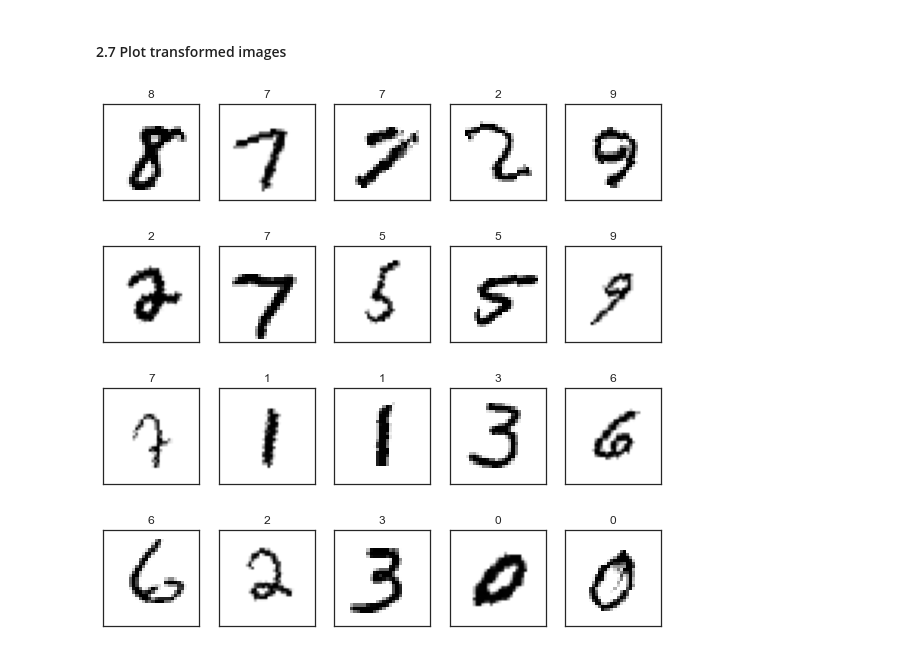
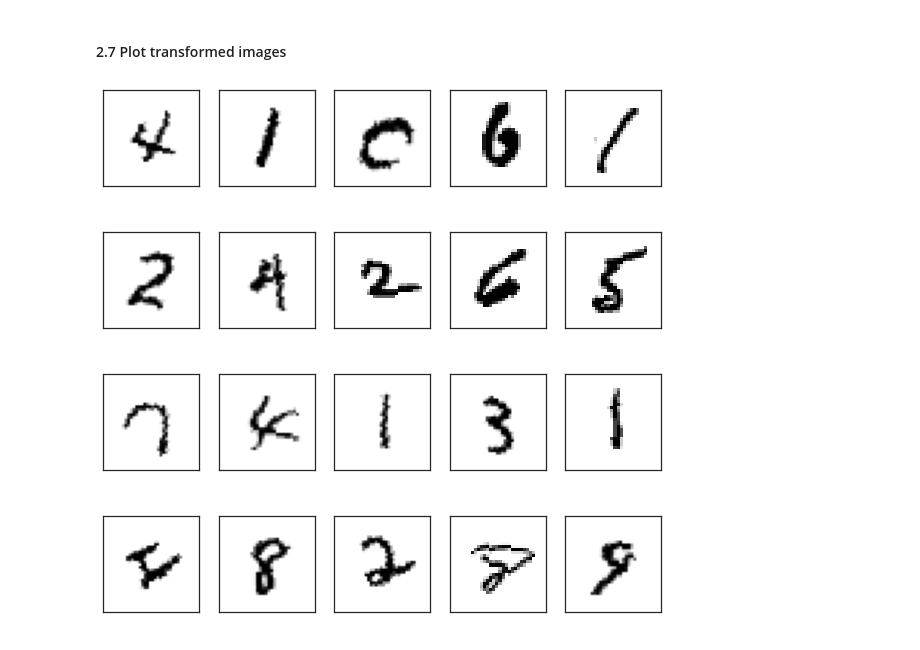
Before and after one commit to jarrydharris/digitRec, a Jupyter notebook: mnist-cnn-v1.ipynb, the cells around one changed output. Cells and saved outputs as stored; diff of their text form; code cells hidden in the pictures.

```diff
--- a/mnist-cnn-v1.ipynb
+++ b/mnist-cnn-v1.ipynb
@@ -141,23 +142,22 @@ val_data  = dataset(x_val, y_val,transformz)
 # %%
 import random
 #Generate 5 random numbers between 10 and 30
 randomlist = random.sample(range(0, len(y_train)), 20)
 
 # Check the Images have been rotated to some degree
 fig=plt.figure(figsize=(10, 10))
 k = 0
 for j in randomlist:
 
     fig.add_subplot(4,5,k+1)
     plt.xticks([])
     plt.yticks([])
     plt.grid(False)
     plt.imshow(np.squeeze(train_data[j][0]), cmap=plt.cm.binary)
-    plt.title(train_data[j][1])
     k += 1
 plt.show()
 # %% [output]
-[figure, old version]
+[figure, new version]
 # %%
 train_loader = DataLoader(dataset = train_data, batch_size=16, shuffle=True )
 val_loader = DataLoader(dataset = val_data, batch_size=16, shuffle=True )
```
Also changed, not shown: parts of 1 cell of this notebook.
